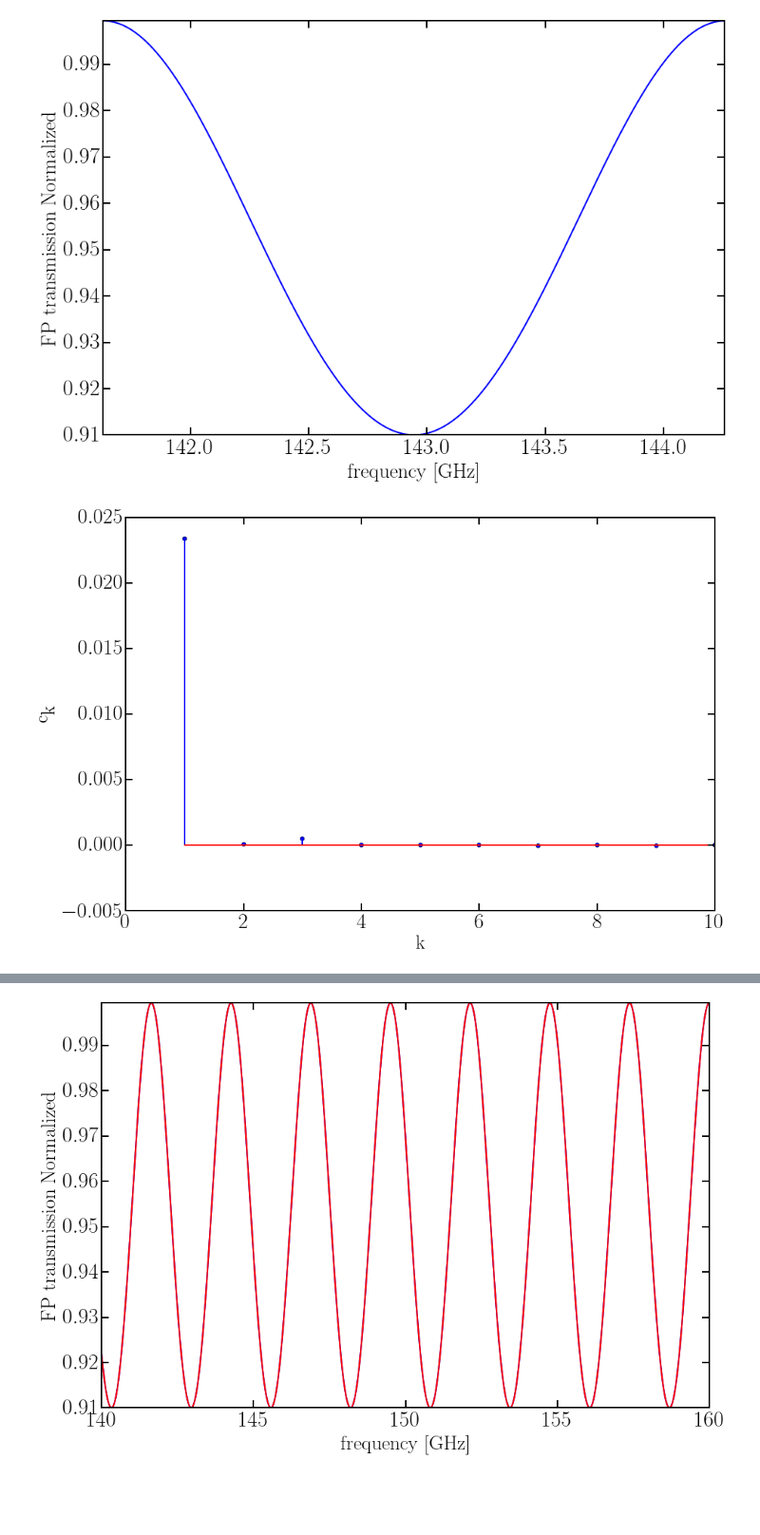
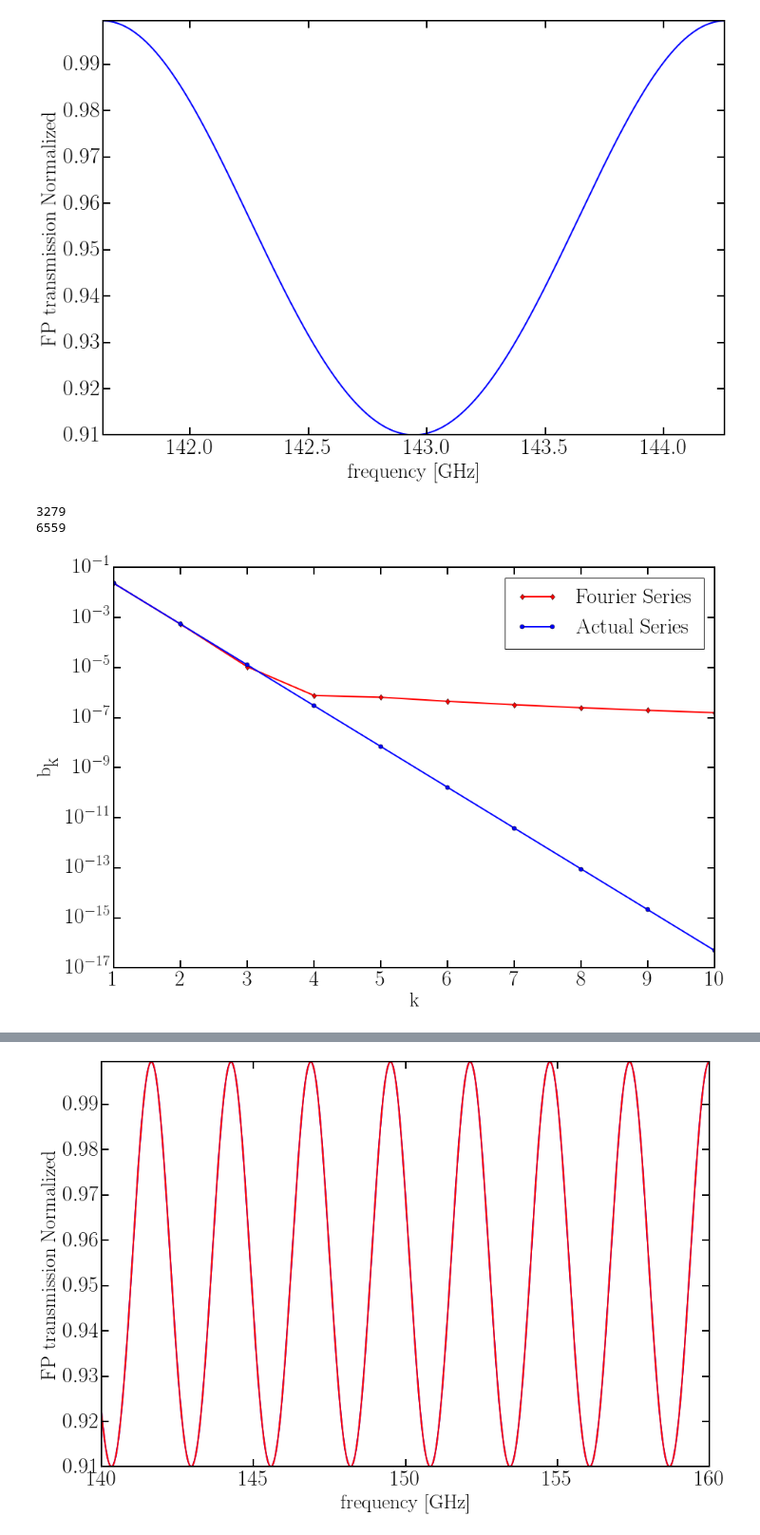
Before and after one commit to WanduiAlbert/MeshFilters, a Jupyter notebook: analysis/FourierFittingTestRoutine.ipynb, the cells around one changed output, grey strips where cells are left out. Shown: that part at 95% size. Cells and saved outputs as stored; diff of their text form; code cells hidden in the pictures; blank space fills up the shorter version.

```diff
--- a/analysis/FourierFittingTestRoutine.ipynb
+++ b/analysis/FourierFittingTestRoutine.ipynb
@@ -19,7 +19,7 @@ print nu_fsr
 # %% [output]
 2.62285615048
 # %%
-nu = np.r_[140:160:5000j] # Range of frequencies of interest
+nu = np.r_[140:160:50000j] # Range of frequencies of interest
 F = 4*R/(1-R)**2
 delta = 2*np.pi*nu/nu_fsr
 P = (T/(1-R))**2*1./(1 + F*np.sin(delta/2)**2)
@@ -49,11 +51,17 @@ ax.set_ylabel('FP transmission Normalized');
 # %% [output]
 [figure]
 # %%
-index = np.arange(1, len(P[mask])-1)
-y = rfft(P[mask])/len(P[mask])
+index = np.arange(1, (len(P[mask])+1)/2)
+print len(index)
+N = len(P[mask])
+print N
+y = rfft(P[mask])/N
 b0 = y[0]
 y*=2
-c_k = y[1:-1].real
-s_k = y[1:-1].imag
+c_k = y[1:N:2]
+s_k = y[2:N:2]
 b_k = (c_k**2 + s_k**2)**0.5
-nu_0k = np.arctan2(s_k, c_k)/2/np.pi
+# nu_0k = np.arctan2(s_k, c_k)/2/np.pi
+# %% [output]
+3279
+6559
@@ -60,9 +75,11 @@ nu_0k = np.arctan2(s_k, c_k)/2/np.pi
 # %%
 fig, ax = plt.subplots(figsize=(15,10))
-ax.stem(index, c_k/(2*b0))
-ax.set_xlim(0.0, 10.0)
+ax.semilogy(index[:10], b_k[:10]/(2*b0), 'rd-', label='Fourier Series')
+ax.semilogy(index[:10], R_k[:10], 'bo-', label='Actual Series')
+# ax.set_xlim(0.0, 20)
 # ax.axis('tight')
 ax.set_xlabel('k')
-ax.set_ylabel(r'$\textrm{c}_{\textrm{k}}$');
+ax.legend(loc='best')
+ax.set_ylabel(r'$\textrm{b}_{\textrm{k}}$');
 # %% [output]
-[figure, old version]
+[figure, new version]
```
Also changed, not shown: parts of 16 cells of this notebook, 1 other file.
